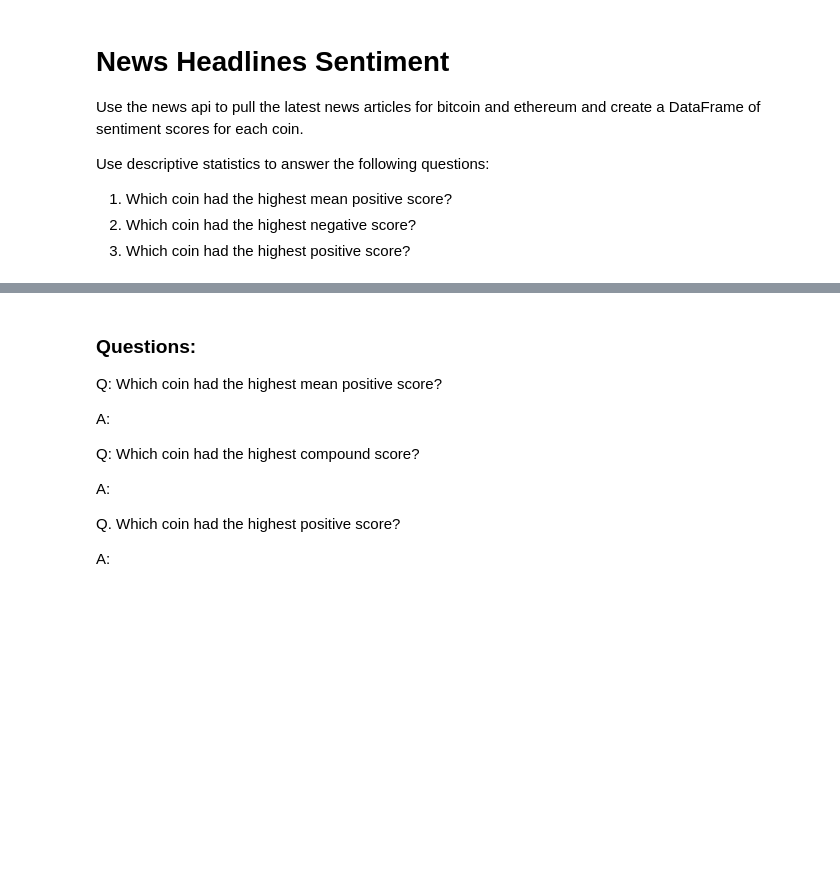
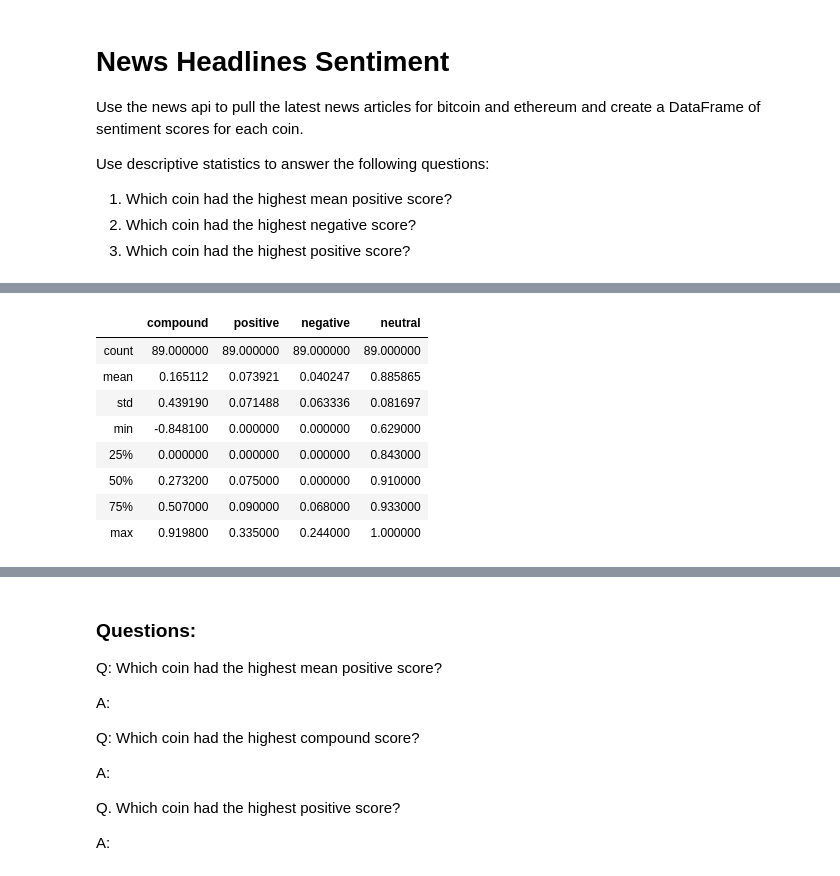
Before and after one commit to gabrieldk96/NLP, a Jupyter notebook: Instructions/Starter_Code/crypto_sentiment.ipynb, the cells around one changed output, grey strips where cells are left out. Saved outputs shown, nothing was run; the diff lists cells and outputs as text; code cells hidden in the pictures; blank space fills up the shorter version.

```diff
--- a/Instructions/Starter_Code/crypto_sentiment.ipynb
+++ b/Instructions/Starter_Code/crypto_sentiment.ipynb
@@ -27,4 +28,4 @@ api_key = os.getenv("news_api")
 # %%
 # Create a newsapi client
 from newsapi import NewsApiClient
-newsapi_client = NewsApiClient(api_key=api_key)
+newsapi = NewsApiClient(api_key=api_key)
@@ -30,0 +55,35 @@ newsapi_client = NewsApiClient(api_key=api_key)
+# %%
+# Create the Bitcoin sentiment scores DataFrame
+btc_sentiments = []
+
+for article in bitcoin_news["articles"]:
+    try:
+        text = article["content"]
+        date = article["publishedAt"][:10]
+        sentiment = analyzer.polarity_scores(text)
+        compound = sentiment["compound"]
+        pos = sentiment["pos"]
+        neu = sentiment["neu"]
+        neg = sentiment["neg"]
+
+        btc_sentiments.append({
+            "text": text,
+            "date": date,
+            "compound": compound,
+            "positive": pos,
+            "negative": neg,
+            "neutral": neu
+
+        })
+
+    except AttributeError:
+        pass
+
+# Create DataFrame
+btc_df = pd.DataFrame(btc_sentiments)
+
+# Reorder DataFrame columns
+cols = ["date", "text", "compound", "positive", "negative", "neutral"]
+btc_df = btc_df[cols]
+
+btc_df.head()
@@ -31,3 +139,14 @@ newsapi_client = NewsApiClient(api_key=api_key)
 # %%
-# Fetch the Bitcoin news articles
+# Describe the Bitcoin Sentiment
+btc_df.describe()
+# %% [output]
+|  | compound | positive | negative | neutral |
+| count | 89.000000 | 89.000000 | 89.000000 | 89.000000 |
+| mean | 0.165112 | 0.073921 | 0.040247 | 0.885865 |
+| std | 0.439190 | 0.071488 | 0.063336 | 0.081697 |
+| min | -0.848100 | 0.000000 | 0.000000 | 0.629000 |
+| 25% | 0.000000 | 0.000000 | 0.000000 | 0.843000 |
+| 50% | 0.273200 | 0.075000 | 0.000000 | 0.910000 |
+| 75% | 0.507000 | 0.090000 | 0.068000 | 0.933000 |
+| max | 0.919800 | 0.335000 | 0.244000 | 1.000000 |
 # %%
```
Also changed, not shown: parts of 11 cells of this notebook.
